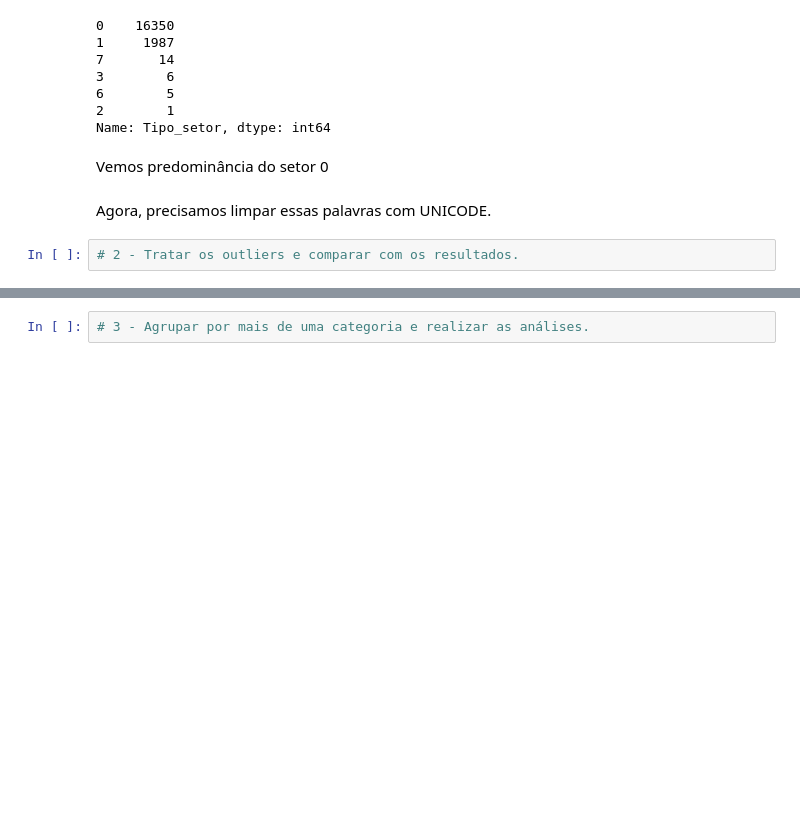
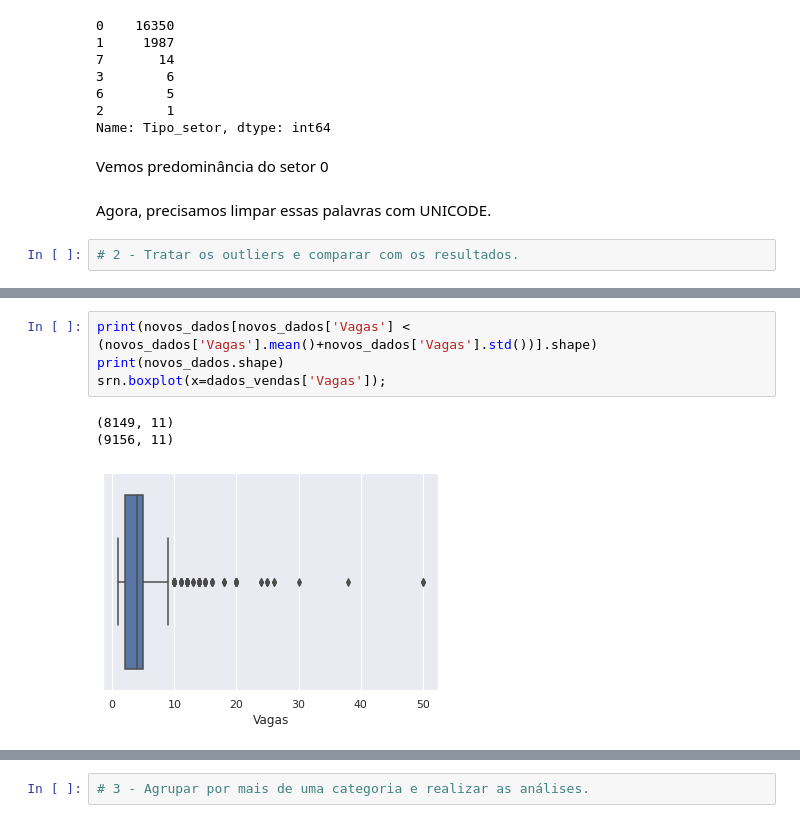
Before and after one commit to njuliacsouza/imersaoDADOS_Alura4, a Jupyter notebook: desafios/Imersao_dados_4_aula03.ipynb, the cells around one changed output, grey strips where cells are left out. Cells and saved outputs as stored; diff of their text form; blank space fills up the shorter version.

```diff
--- a/desafios/Imersao_dados_4_aula03.ipynb
+++ b/desafios/Imersao_dados_4_aula03.ipynb
@@ -376,0 +404,8 @@ Agora, precisamos limpar essas palavras com UNICODE.
+# %%
+print(novos_dados[novos_dados['Vagas'] < (novos_dados['Vagas'].mean()+novos_dados['Vagas'].std())].shape)
+print(novos_dados.shape)
+srn.boxplot(x=dados_vendas['Vagas']);
+# %% [output]
+(8149, 11)
+(9156, 11)
+[figure, added]
```
Also changed, not shown: parts of 10 cells of this notebook.
